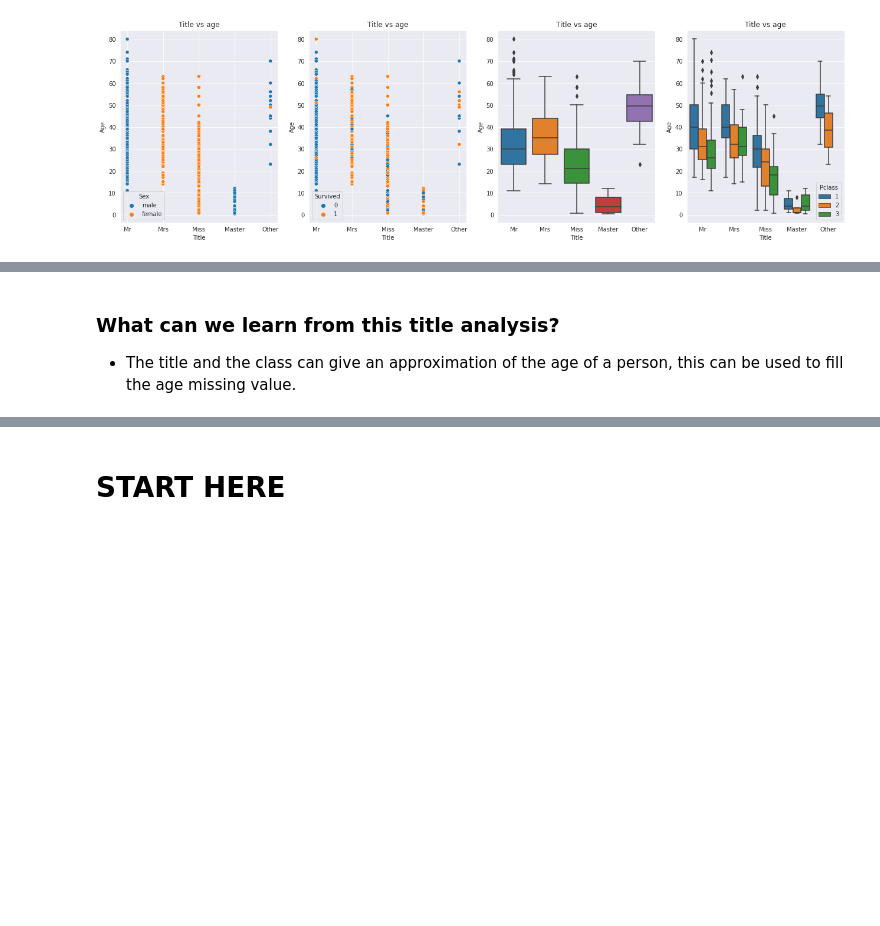
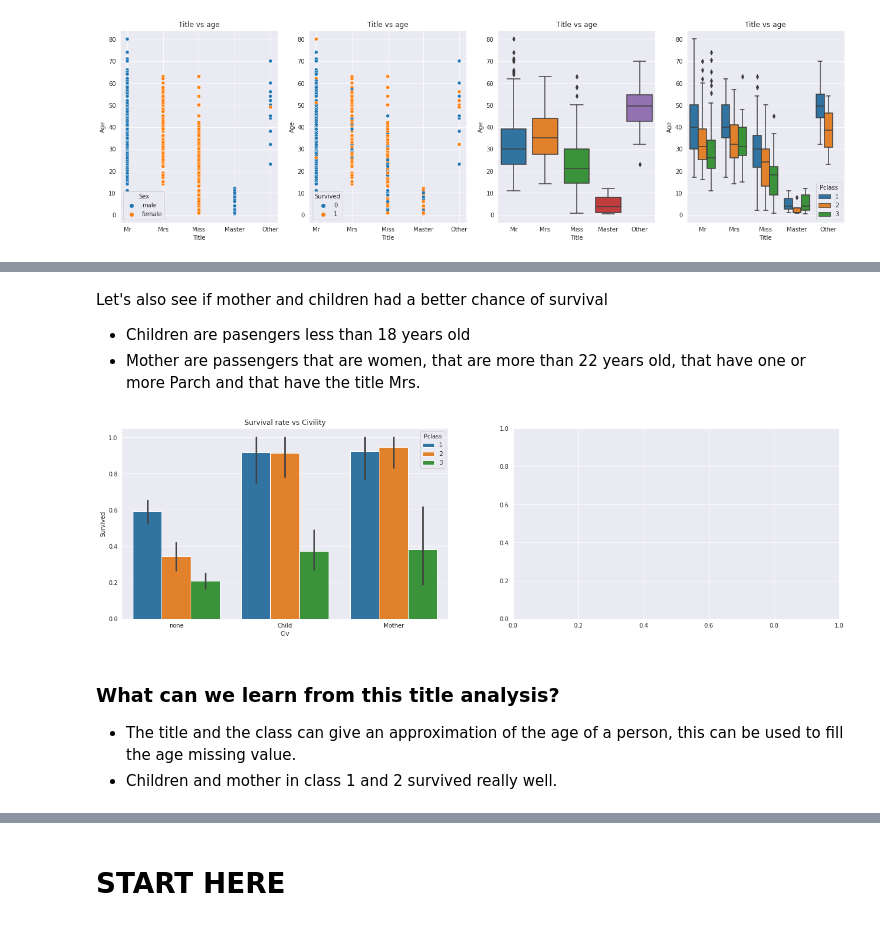
Before and after one commit to max-lutz/Kaggle_competitions, a Jupyter notebook: titanic-survival-prediction.ipynb, the cells around one changed output, grey strips where cells are left out. Cells and saved outputs as stored; diff of their text form; code cells hidden in the pictures; blank space fills up the shorter version.

```diff
--- a/titanic-survival-prediction.ipynb
+++ b/titanic-survival-prediction.ipynb
@@ -540,3 +519,17 @@ df.loc[df['Age'].isnull()]
+# %% [markdown]
+Let's also see if mother and children had a better chance of survival
+- Children are pasengers less than 18 years old
+- Mother are passengers that are women, that are more than 22 years old, that have one or more Parch and that have the title Mrs.
+# %%
+df['Civ'] = 'none'
+df.loc[df['Age'] < 18, 'Civ'] = 'Child'
+df.loc[(df['Age'] > 18) & (df['Sex'] == 'female') & (df['Title'] == 'Mrs') & (df['Parch'] >= 1), 'Civ'] = 'Mother'
+fig, ax = plt.subplots(1,2, figsize=(22,6))
+sns.barplot(x="Civ", y="Survived", hue="Pclass", data=df, ax=ax[0])
+ax[0].set_title('Survival rate vs Civility');
+# %% [output]
+[figure, added]
 # %% [markdown]
 ### What can we learn from this title analysis?
 - The title and the class can give an approximation of the age of a person, this can be used to fill the age missing value.
+- Children and mother in class 1 and 2 survived really well.
```
Also changed, not shown: parts of 21 cells of this notebook.
